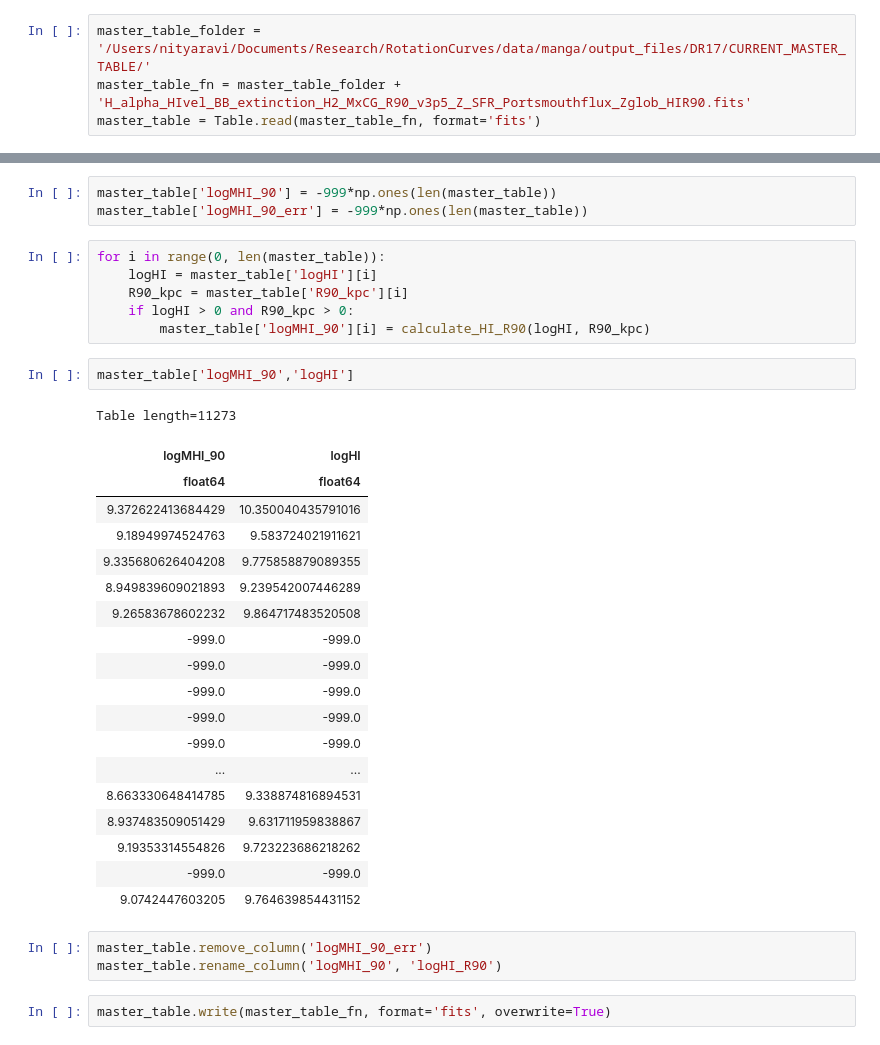
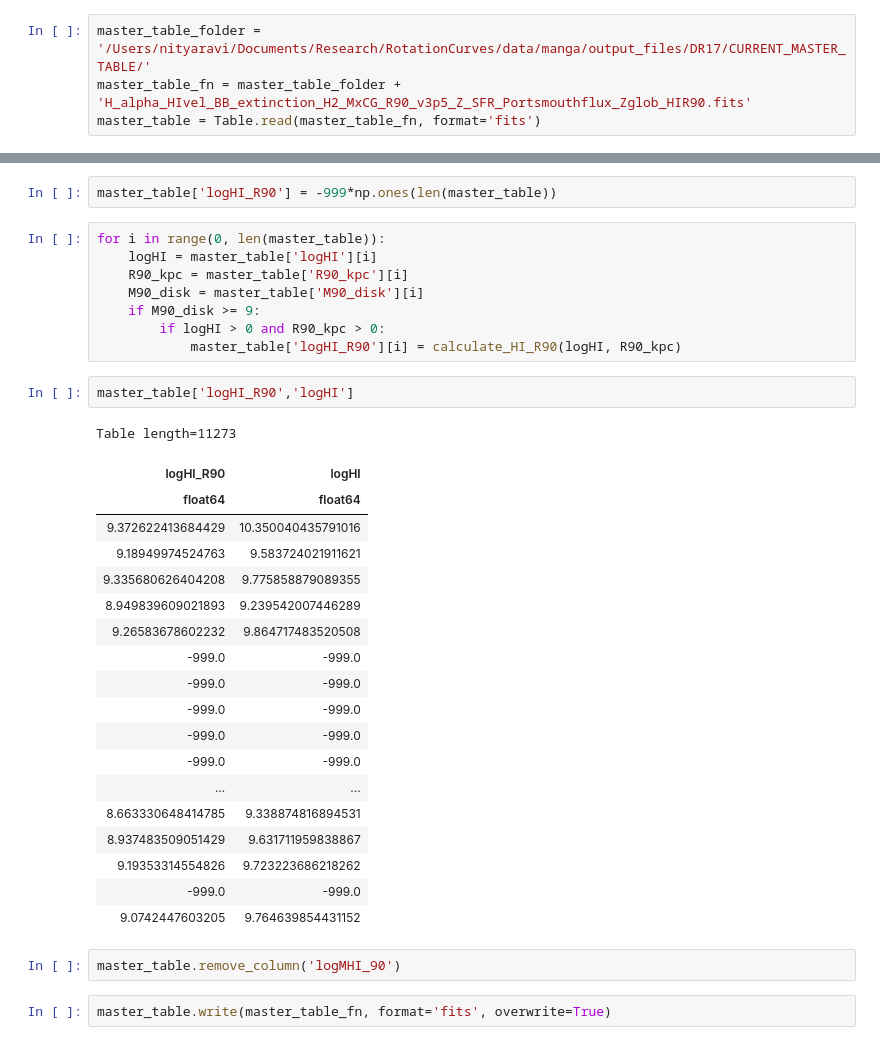
Before and after one commit to kadglass/RotationCurves, a Jupyter notebook: notebooks/update_HI_R90.ipynb, the cells around one changed output, grey strips where cells are left out. Drawn from its saved outputs; the diff is of its cells as text.

```diff
--- a/notebooks/update_HI_R90.ipynb
+++ b/notebooks/update_HI_R90.ipynb
@@ -24,19 +24,20 @@ Table length=5
 | 10001 | 12704 | 10001-12704 | 1-55616 | v3_1_1 | v3_1_1 | v1_9_1 | v5_5_36 | v2_9 | APOGEE-2&MaNGA | MaNGA dither | ... |
 | 10001 | 12705 | 10001-12705 | 1-55784 | v3_1_1 | v3_1_1 | v1_9_1 | v5_5_36 | v2_9 | APOGEE-2&MaNGA | MaNGA dither | ... |
 # %%
-master_table['logMHI_90'] = -999*np.ones(len(master_table))
-master_table['logMHI_90_err'] = -999*np.ones(len(master_table))
+master_table['logHI_R90'] = -999*np.ones(len(master_table))
 # %%
 for i in range(0, len(master_table)):
     logHI = master_table['logHI'][i]
     R90_kpc = master_table['R90_kpc'][i]
-    if logHI > 0 and R90_kpc > 0:
-        master_table['logMHI_90'][i] = calculate_HI_R90(logHI, R90_kpc)
+    M90_disk = master_table['M90_disk'][i]
+    if M90_disk >= 9:
+        if logHI > 0 and R90_kpc > 0:
+            master_table['logHI_R90'][i] = calculate_HI_R90(logHI, R90_kpc)
 # %%
-master_table['logMHI_90','logHI']
+master_table['logHI_R90','logHI']
 # %% [output]
 Table length=11273
-| logMHI_90 | logHI |
+| logHI_R90 | logHI |
 | float64 | float64 |
 | 9.372622413684429 | 10.350040435791016 |
 | 9.18949974524763 | 9.583724021911621 |
@@ -55,8 +56,7 @@ Table length=11273
 | -999.0 | -999.0 |
 | 9.0742447603205 | 9.764639854431152 |
 # %%
-master_table.remove_column('logMHI_90_err')
-master_table.rename_column('logMHI_90', 'logHI_R90')
+master_table.remove_column('logMHI_90')
 # %%
 master_table.write(master_table_fn, format='fits', overwrite=True)
 # %%
```
Also changed, not shown: parts of 1 cell of this notebook, 4 other files.
